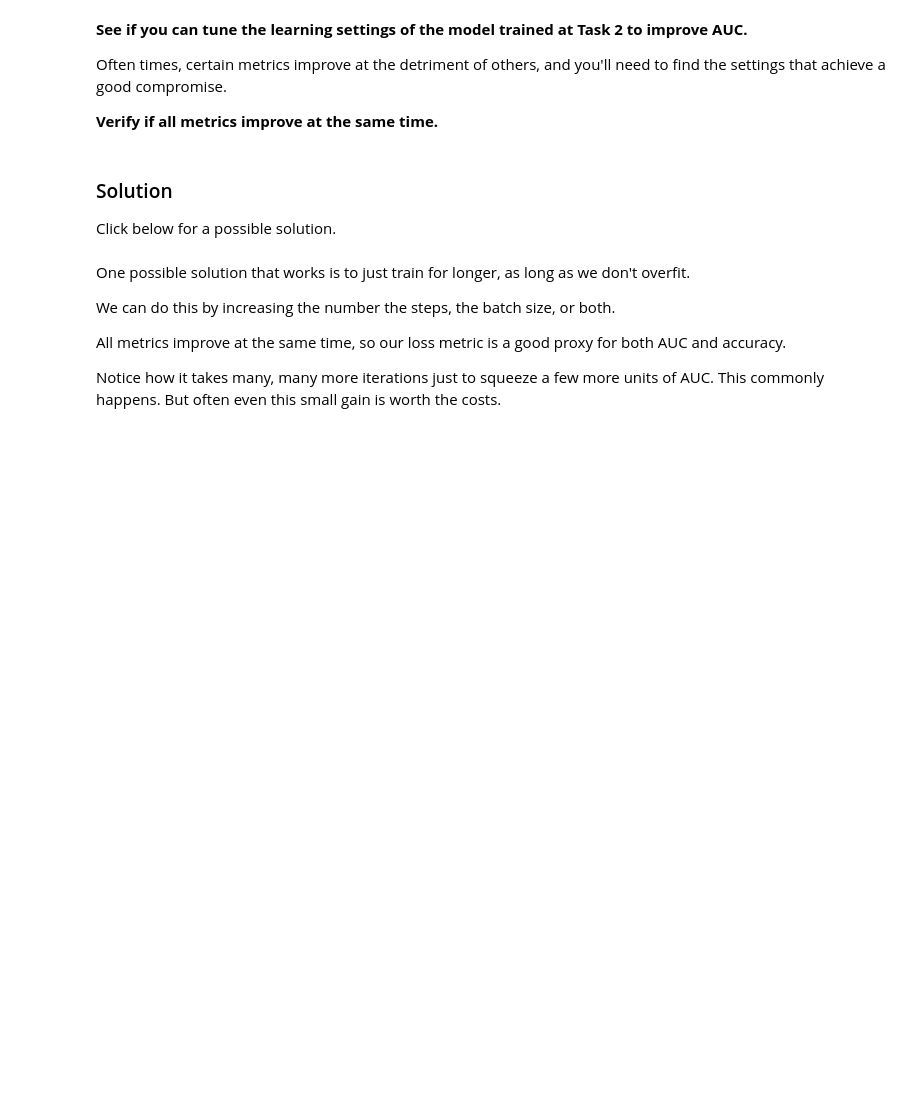
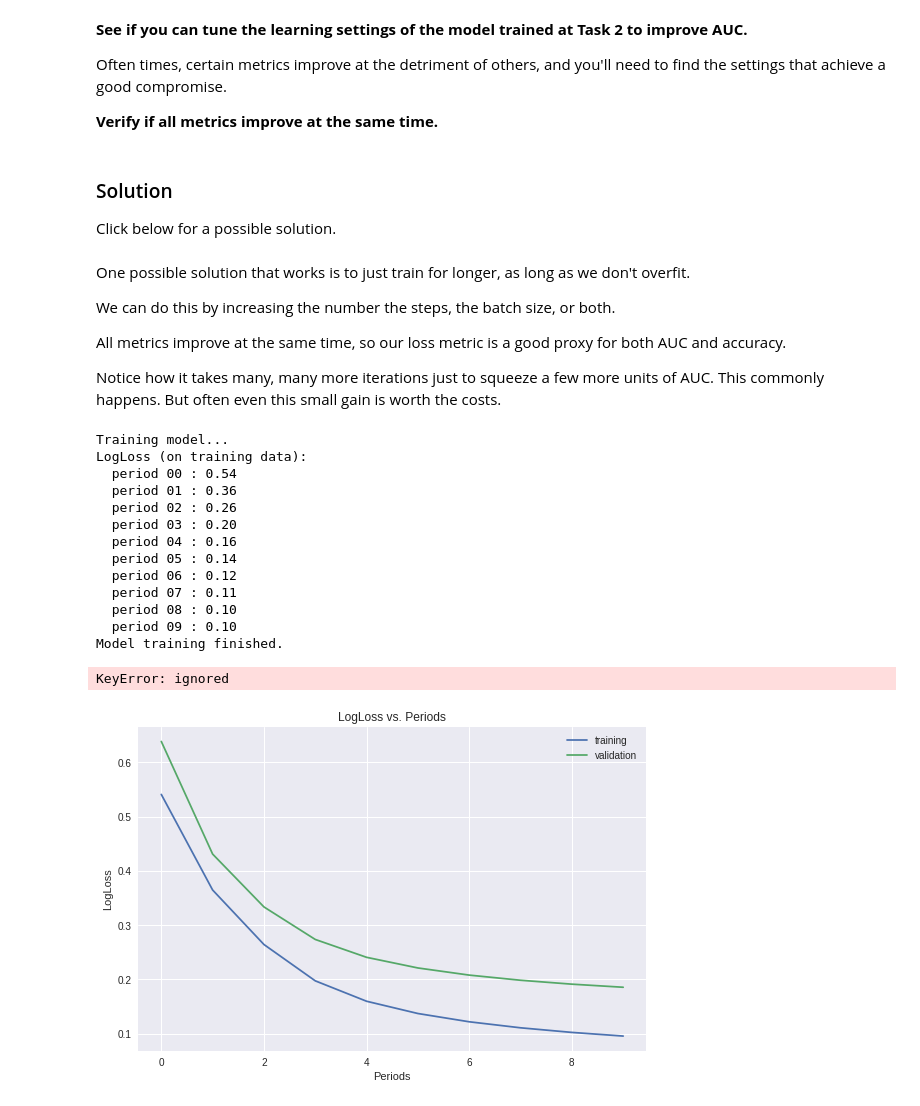
Before and after one commit to aliakh/demo-tensorflow, a Jupyter notebook: iris_logistic_regression.ipynb, the cells around one changed output. Drawn from its saved outputs; the diff is of its cells as text; code cells hidden in the pictures; blank space fills up the shorter version.

```diff
--- a/iris_logistic_regression.ipynb
+++ b/iris_logistic_regression.ipynb
@@ -581,15 +557,31 @@ units of AUC. This commonly happens. But often even this small gain is worth
 the costs.
 # %%
 linear_classifier = train_linear_classifier_model(
-    learning_rate=0.000003,
+    learning_rate=0.0001,
     steps=20000,
     batch_size=500,
     training_examples=training_examples,
     training_targets=training_targets,
     validation_examples=validation_examples,
     validation_targets=validation_targets)
 
 evaluation_metrics = linear_classifier.evaluate(input_fn=predict_validation_input_fn)
 
 print("AUC on the validation set: %0.2f" % evaluation_metrics['auc'])
 print("Accuracy on the validation set: %0.2f" % evaluation_metrics['accuracy'])
+# %% [output]
+Training model...
+LogLoss (on training data):
+  period 00 : 0.54
+  period 01 : 0.36
+  period 02 : 0.26
+  period 03 : 0.20
+  period 04 : 0.16
+  period 05 : 0.14
+  period 06 : 0.12
+  period 07 : 0.11
+  period 08 : 0.10
+  period 09 : 0.10
+Model training finished.
+KeyError: ignored
+[figure, added]
```
Also changed, not shown: parts of 15 cells of this notebook.
